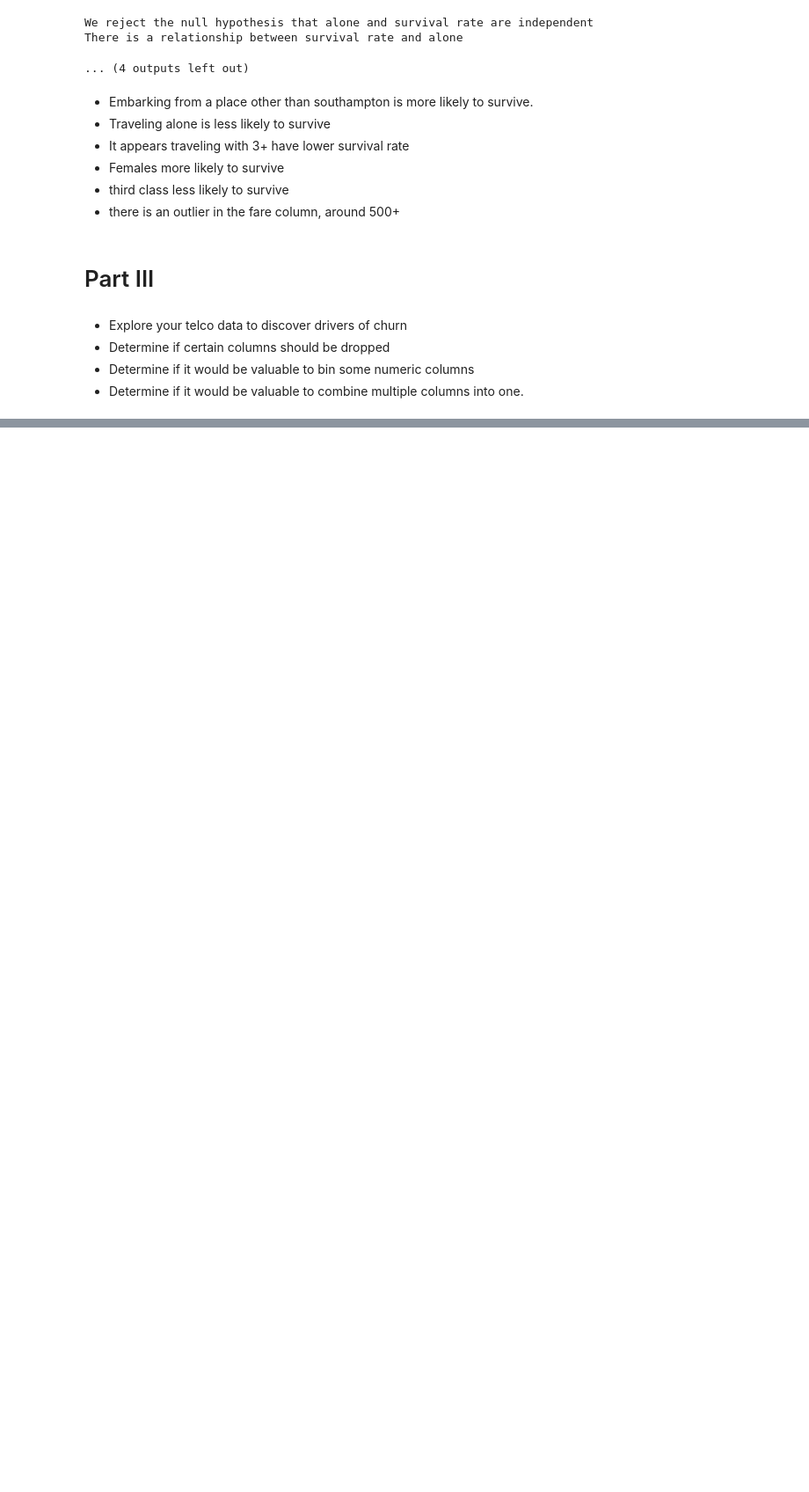
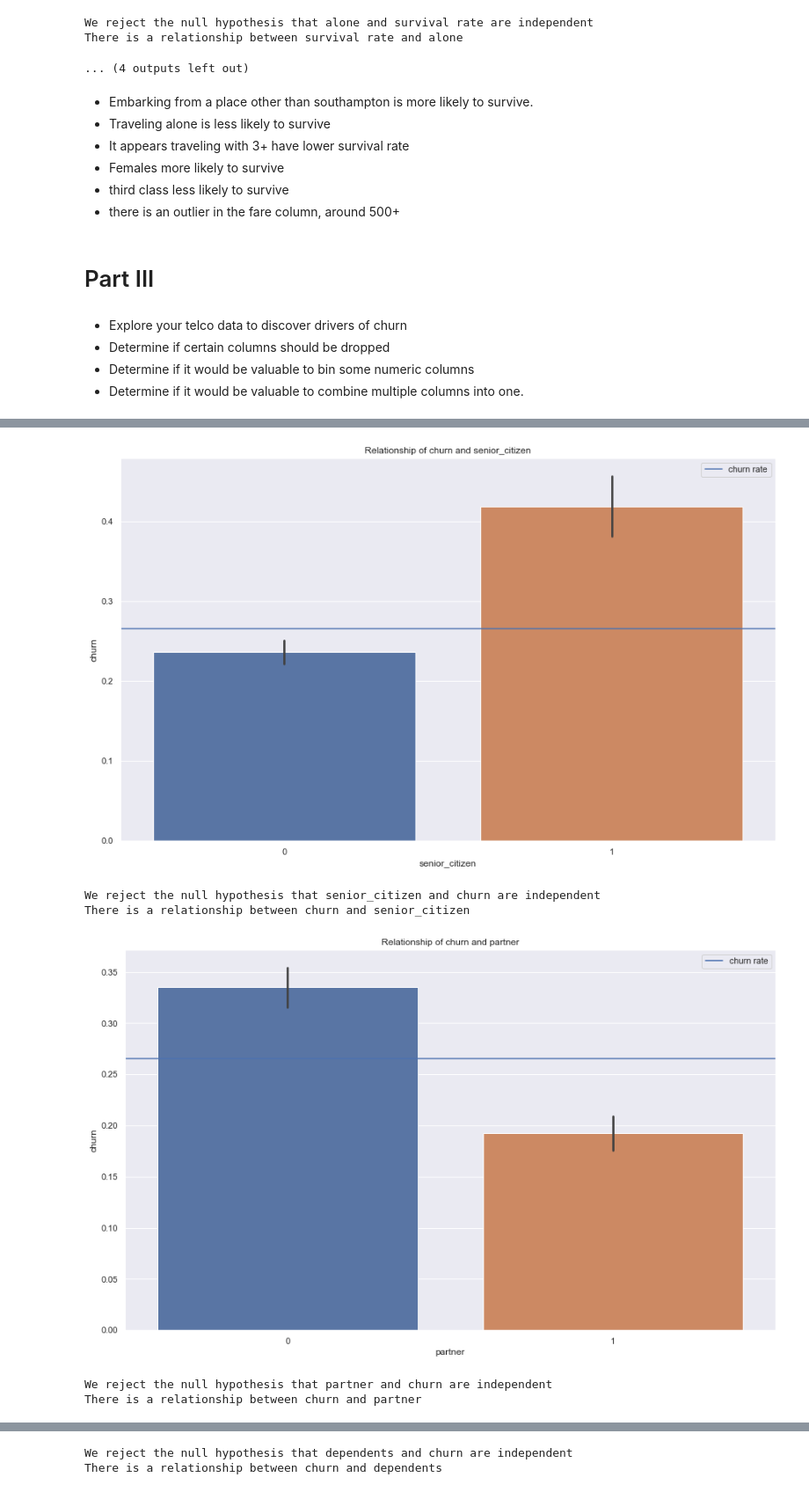
Before and after one commit to michael-haerle/classification-exercises, a Jupyter notebook: classification_exercises.ipynb, the cells around one changed output, grey strips where cells are left out. Shown at 88% size. Drawn from its saved outputs; the diff is of its cells as text; code cells hidden in the pictures; blank space fills up the shorter version.

Commit message:
added Exploratory Analysis

```diff
--- a/classification_exercises.ipynb
+++ b/classification_exercises.ipynb
@@ -1522,0 +1667,36 @@ There is a relationship between survival rate and alone
+# %%
+def cat_vis(train_telco, col):
+    plt.title('Relationship of churn and '+col)
+    sns.barplot(x=col, y='churn', data=train_telco)
+    churn_rate = train_telco.churn.mean()
+    plt.axhline(churn_rate, label='churn rate')
+    plt.legend()
+    plt.show()
+
+
+def cat_test(train_telco, col):
+    alpha = 0.05
+    null_hyp = col+' and churn are independent'
+    alt_hyp = 'There is a relationship between churn and '+col
+    observed = pd.crosstab(train_telco.churn, train_telco[col])
+    chi2, p, degf, expected = stats.chi2_contingency(observed)
+    if p < alpha:
+        print('We reject the null hypothesis that', null_hyp)
+        print(alt_hyp)
+    else:
+        print('We fail to reject the null hypothesis that', null_hyp)
+        print('There appears to be no relationship between churn and '+col)
+
+def cat_analysis(train_telco, col):
+    cat_vis(train_telco, col)
+    cat_test(train_telco, col)
+# %%
+for col in cat_vars:
+    cat_analysis(train_telco, col)
+# %% [output]
+[figure, added]
+We reject the null hypothesis that senior_citizen and churn are independent
+There is a relationship between churn and senior_citizen
+[figure, added]
+We reject the null hypothesis that partner and churn are independent
+There is a relationship between churn and partner
@@ -1522,0 +1704,2 @@ There is a relationship between survival rate and alone
+We reject the null hypothesis that dependents and churn are independent
+There is a relationship between churn and dependents
```
Also changed, not shown: parts of 36 cells of this notebook.
